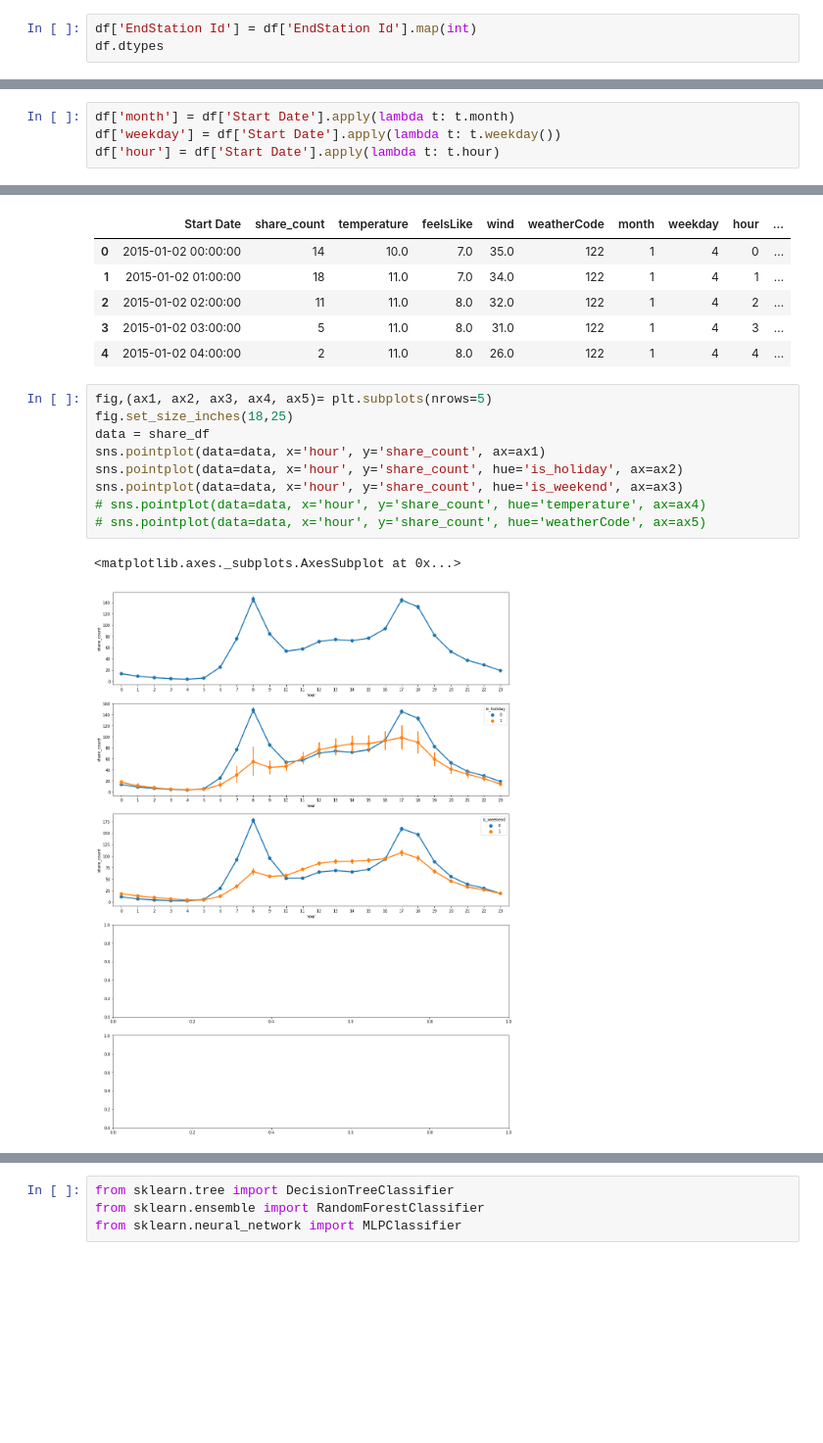
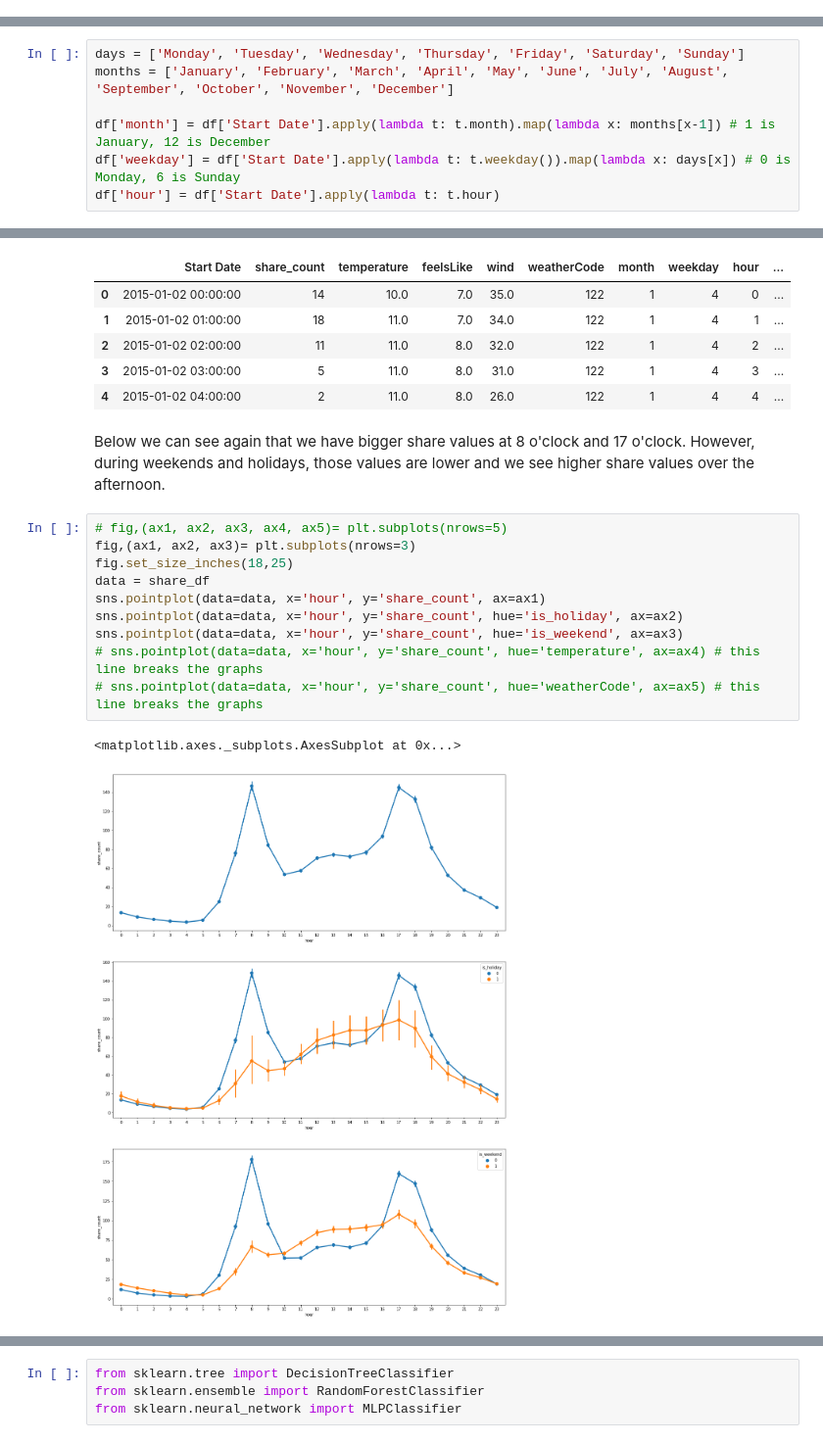
Before and after one commit to Krismix1/data-science-mandatory-2, a Jupyter notebook: analysis.ipynb, the cells around one changed output, grey strips where cells are left out. Shown at 98% size. Saved outputs shown, nothing was run; the diff lists cells and outputs as text; blank space fills up the shorter version.

```diff
--- a/analysis.ipynb
+++ b/analysis.ipynb
@@ -52,6 +82,3 @@ print('New size:', len(df))
 # %% [output]
 Old size: 2377757
 New size: 2369507
-# %%
-df['EndStation Id'] = df['EndStation Id'].map(int)
-df.dtypes
@@ -127,6 +151,9 @@ Text(0.5, 1.0, 'Duration distribution')
 # %%
-df['month'] = df['Start Date'].apply(lambda t: t.month)
-df['weekday'] = df['Start Date'].apply(lambda t: t.weekday())
+days = ['Monday', 'Tuesday', 'Wednesday', 'Thursday', 'Friday', 'Saturday', 'Sunday']
+months = ['January', 'February', 'March', 'April', 'May', 'June', 'July', 'August', 'September', 'October', 'November', 'December']
+
+df['month'] = df['Start Date'].apply(lambda t: t.month).map(lambda x: months[x-1]) # 1 is January, 12 is December
+df['weekday'] = df['Start Date'].apply(lambda t: t.weekday()).map(lambda x: days[x]) # 0 is Monday, 6 is Sunday
 df['hour'] = df['Start Date'].apply(lambda t: t.hour)
 # %%
 # how many shares per hour in total?
@@ -230,16 +268,20 @@ dtype: object
 | 2 | 2015-01-02 02:00:00 | 11 | 11.0 | 8.0 | 32.0 | 122 | 1 | 4 | 2 | ... |
 | 3 | 2015-01-02 03:00:00 | 5 | 11.0 | 8.0 | 31.0 | 122 | 1 | 4 | 3 | ... |
 | 4 | 2015-01-02 04:00:00 | 2 | 11.0 | 8.0 | 26.0 | 122 | 1 | 4 | 4 | ... |
+# %% [markdown]
+Below we can see again that we have bigger share values at 8 o'clock and 17 o'clock.
+However, during weekends and holidays, those values are lower and we see higher share values over the afternoon.
 # %%
-fig,(ax1, ax2, ax3, ax4, ax5)= plt.subplots(nrows=5)
+# fig,(ax1, ax2, ax3, ax4, ax5)= plt.subplots(nrows=5)
+fig,(ax1, ax2, ax3)= plt.subplots(nrows=3)
 fig.set_size_inches(18,25)
 data = share_df
 sns.pointplot(data=data, x='hour', y='share_count', ax=ax1)
 sns.pointplot(data=data, x='hour', y='share_count', hue='is_holiday', ax=ax2)
 sns.pointplot(data=data, x='hour', y='share_count', hue='is_weekend', ax=ax3)
-# sns.pointplot(data=data, x='hour', y='share_count', hue='temperature', ax=ax4)
-# sns.pointplot(data=data, x='hour', y='share_count', hue='weatherCode', ax=ax5)
+# sns.pointplot(data=data, x='hour', y='share_count', hue='temperature', ax=ax4) # this line breaks the graphs
+# sns.pointplot(data=data, x='hour', y='share_count', hue='weatherCode', ax=ax5) # this line breaks the graphs
 # %% [output]
 <matplotlib.axes._subplots.AxesSubplot at 0x...>
-[figure, old version]
+[figure, new version]
 # %%
```
Also changed, not shown: parts of 33 cells of this notebook.
